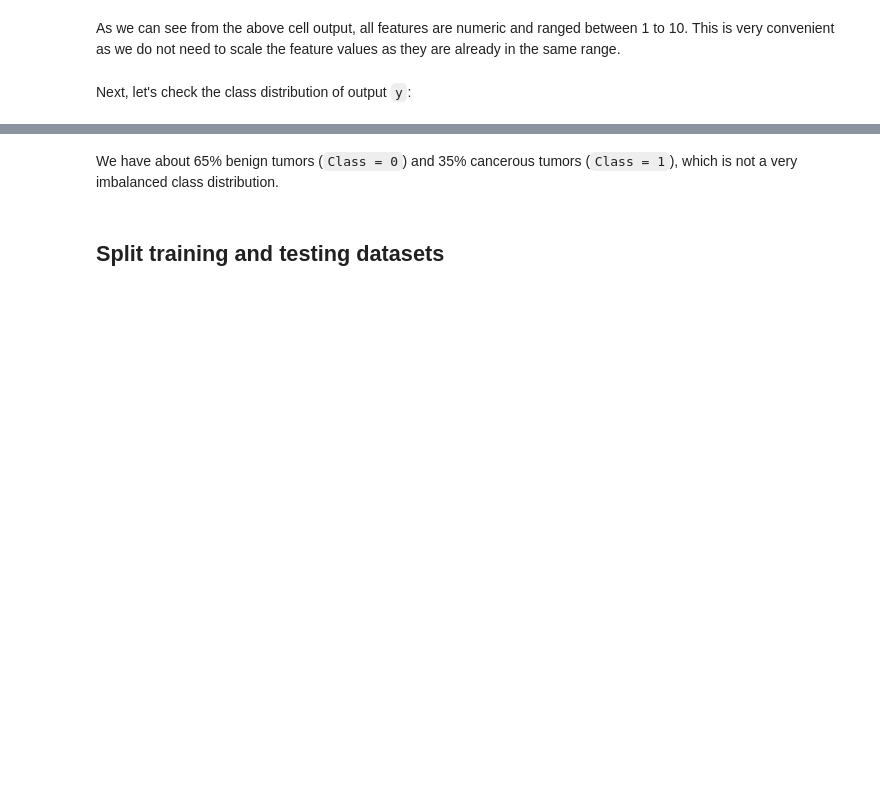
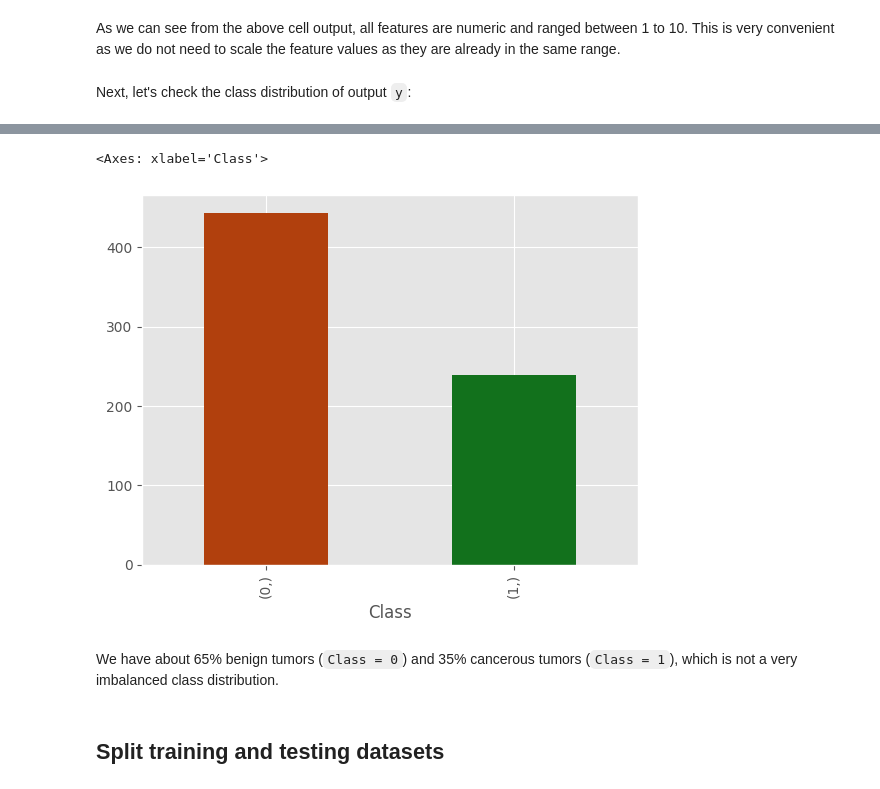
Before and after one commit to MassGH2023/Supervised-Machine-Learning-Classification, a Jupyter notebook: lab_jupyter_knn_v2.ipynb, the cells around one changed output, grey strips where cells are left out. Cells and saved outputs as stored; diff of their text form; code cells hidden in the pictures; blank space fills up the shorter version.

```diff
--- a/lab_jupyter_knn_v2.ipynb
+++ b/lab_jupyter_knn_v2.ipynb
@@ -89,0 +137,4 @@ y.value_counts(normalize=True)
+# %%
+plt.style.use('ggplot')
+cp = sns.color_palette("dark", 10)
+cp
@@ -90,5 +152,8 @@ y.value_counts(normalize=True)
 # %%
-y.value_counts().plot.bar(color=['green', 'red'])
+y.value_counts().plot.bar(color=[cp[1], cp[2]])
+# %% [output]
+<Axes: xlabel='Class'>
+[figure, added]
 # %% [markdown]
 We have about 65% benign tumors (`Class = 0`) and 35% cancerous tumors (`Class = 1`), which is not a very imbalanced class distribution.
 # %% [markdown]
```
Also changed, not shown: parts of 14 cells of this notebook.
